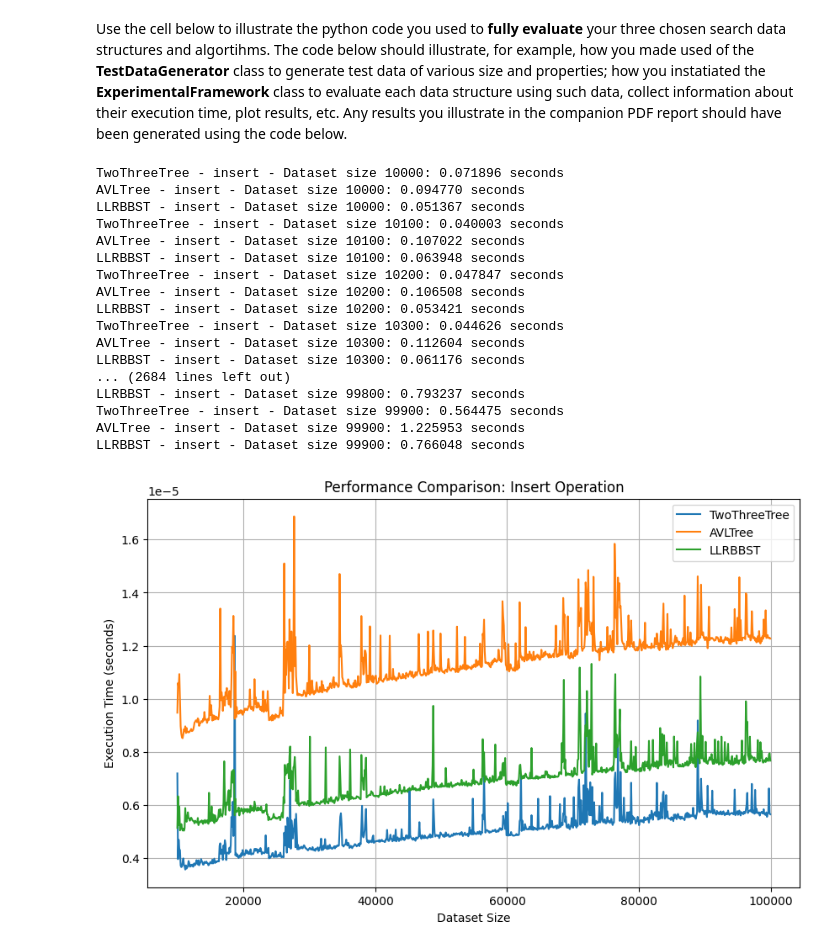
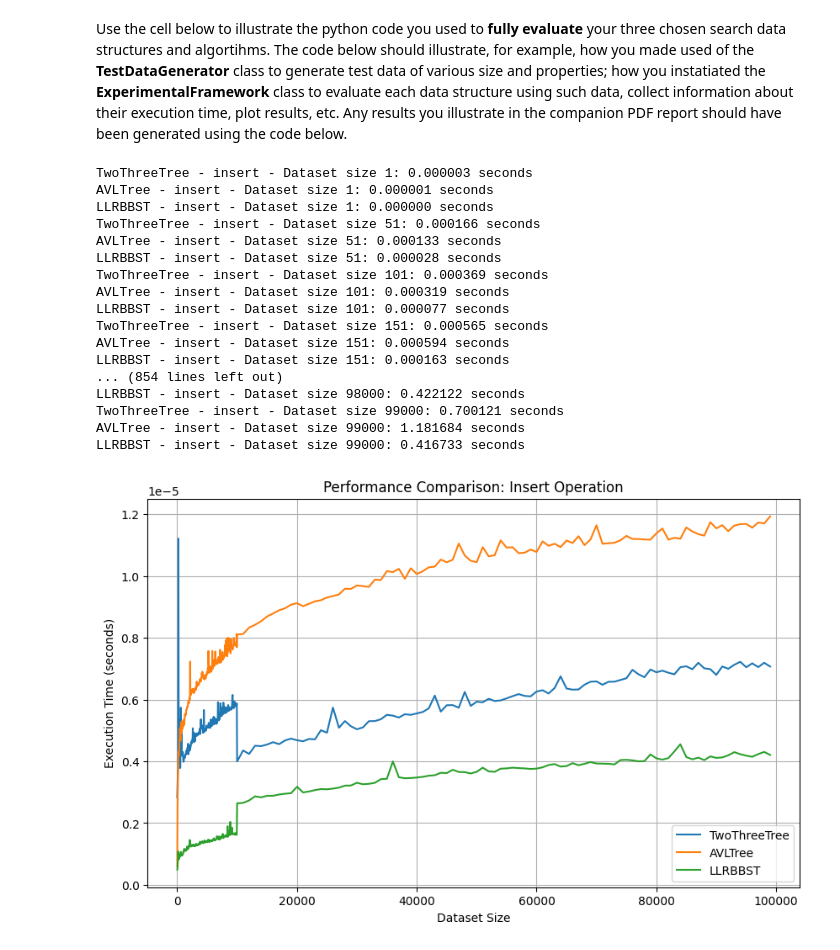
Before and after one commit to Fateh-Aletomeh/Algorithms-Coursework, a Jupyter notebook: grp-017-0005code.ipynb, the cells around one changed output. Drawn from its saved outputs; the diff is of its cells as text; code cells hidden in the pictures.

```diff
--- a/grp-017-0005code.ipynb
+++ b/grp-017-0005code.ipynb
@@ -491,7 +491,15 @@ class ExperimentalFramework():
         else:
             raise ValueError("Invalid operation. Use 'insert' or 'search'.")
 
-        time = timeit.timeit(experiment, number=1)
+
+        if len(testData) < 1000:
+            runs = 40
+        elif len(testData) < 10000:
+            runs = 20
+        else:
+            runs = 3
+
+        time = timeit.timeit(experiment, number=runs) / runs
         return time
 
     def evaluateExperiment(self, dataStructures, dataSetSizes, operation):
@@ -499,7 +507,7 @@ class ExperimentalFramework():
             results = {ds.__class__.__name__: [] for ds in dataStructures}
             #testData = generator.generate_data(5000)
             for size in dataSetSizes:
-                testData = generator.generate_fixed_length_data(size)
+                testData = generator.generate_data(size, minLength=10, maxLength=10)
                 for ds in dataStructures:
                     tree = ds.__class__()
                     time = self.runExperiment(tree, testData, operation)
@@ -523,34 +531,35 @@ Use the cell below to illustrate the python code you used to **fully evaluate**
 # %%
 # ADD YOUR TEST CODE HERE
 
 generator = TestDataGenerator()
 framework = ExperimentalFramework()
 
 TwoThree = TwoThreeTree()
 AVL = AVLTree()
 LLRB = LLRBBST()
 
 data_structures = [TwoThree, AVL, LLRB]
 
-sizes = list(range(10000, 10**5, 100))
+sizes = list(range(1,10000,50)) + list(range(10000, 10**5, 1000))
+#sizes = [1 * (2 ** i) for i in range(15)]
 results = framework.evaluateExperiment(data_structures, sizes, operation="insert")
 framework.plotGraph(results, sizes, operation="insert")
 # %% [output]
-TwoThreeTree - insert - Dataset size 10000: 0.071896 seconds
-AVLTree - insert - Dataset size 10000: 0.094770 seconds
-LLRBBST - insert - Dataset size 10000: 0.051367 seconds
-TwoThreeTree - insert - Dataset size 10100: 0.040003 seconds
-AVLTree - insert - Dataset size 10100: 0.107022 seconds
-LLRBBST - insert - Dataset size 10100: 0.063948 seconds
-TwoThreeTree - insert - Dataset size 10200: 0.047847 seconds
-AVLTree - insert - Dataset size 10200: 0.106508 seconds
-LLRBBST - insert - Dataset size 10200: 0.053421 seconds
-TwoThreeTree - insert - Dataset size 10300: 0.044626 seconds
-AVLTree - insert - Dataset size 10300: 0.112604 seconds
-LLRBBST - insert - Dataset size 10300: 0.061176 seconds
-... (2684 lines left out)
-LLRBBST - insert - Dataset size 99800: 0.793237 seconds
-TwoThreeTree - insert - Dataset size 99900: 0.564475 seconds
-AVLTree - insert - Dataset size 99900: 1.225953 seconds
-LLRBBST - insert - Dataset size 99900: 0.766048 seconds
+TwoThreeTree - insert - Dataset size 1: 0.000003 seconds
+AVLTree - insert - Dataset size 1: 0.000001 seconds
+LLRBBST - insert - Dataset size 1: 0.000000 seconds
+TwoThreeTree - insert - Dataset size 51: 0.000166 seconds
+AVLTree - insert - Dataset size 51: 0.000133 seconds
+LLRBBST - insert - Dataset size 51: 0.000028 seconds
+TwoThreeTree - insert - Dataset size 101: 0.000369 seconds
+AVLTree - insert - Dataset size 101: 0.000319 seconds
+LLRBBST - insert - Dataset size 101: 0.000077 seconds
+TwoThreeTree - insert - Dataset size 151: 0.000565 seconds
+AVLTree - insert - Dataset size 151: 0.000594 seconds
+LLRBBST - insert - Dataset size 151: 0.000163 seconds
+... (854 lines left out)
+LLRBBST - insert - Dataset size 98000: 0.422122 seconds
+TwoThreeTree - insert - Dataset size 99000: 0.700121 seconds
+AVLTree - insert - Dataset size 99000: 1.181684 seconds
+LLRBBST - insert - Dataset size 99000: 0.416733 seconds
-[figure, old version]
+[figure, new version]
```
Also changed, not shown: 2 other files.
